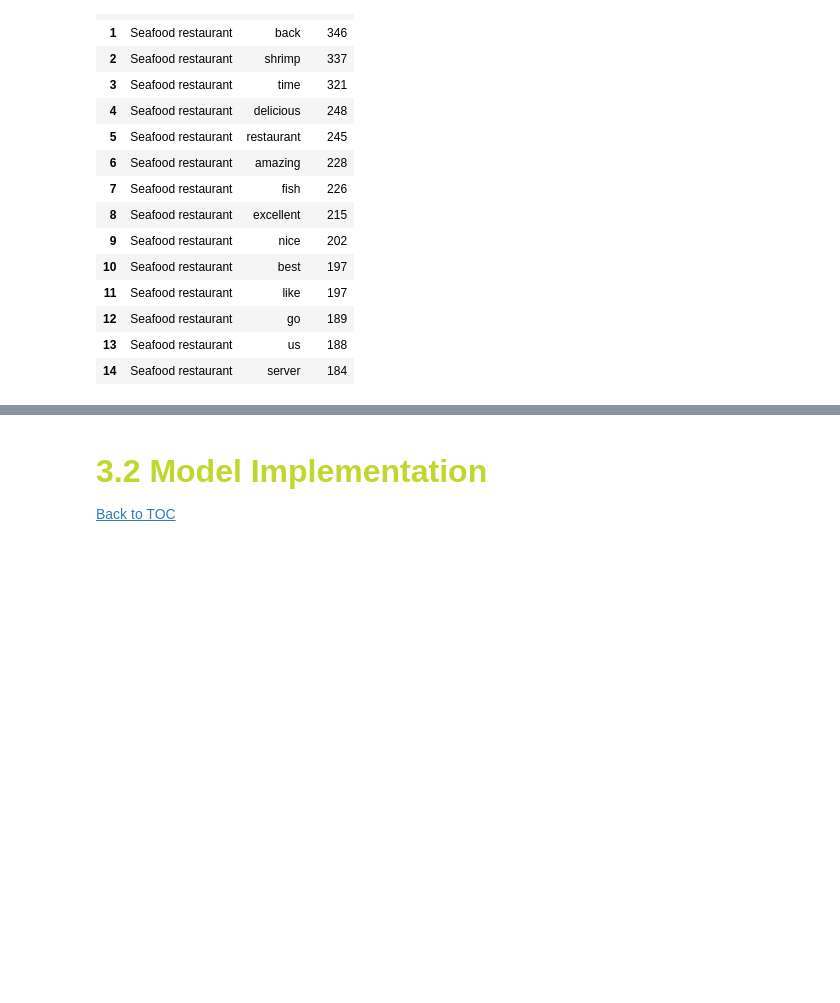
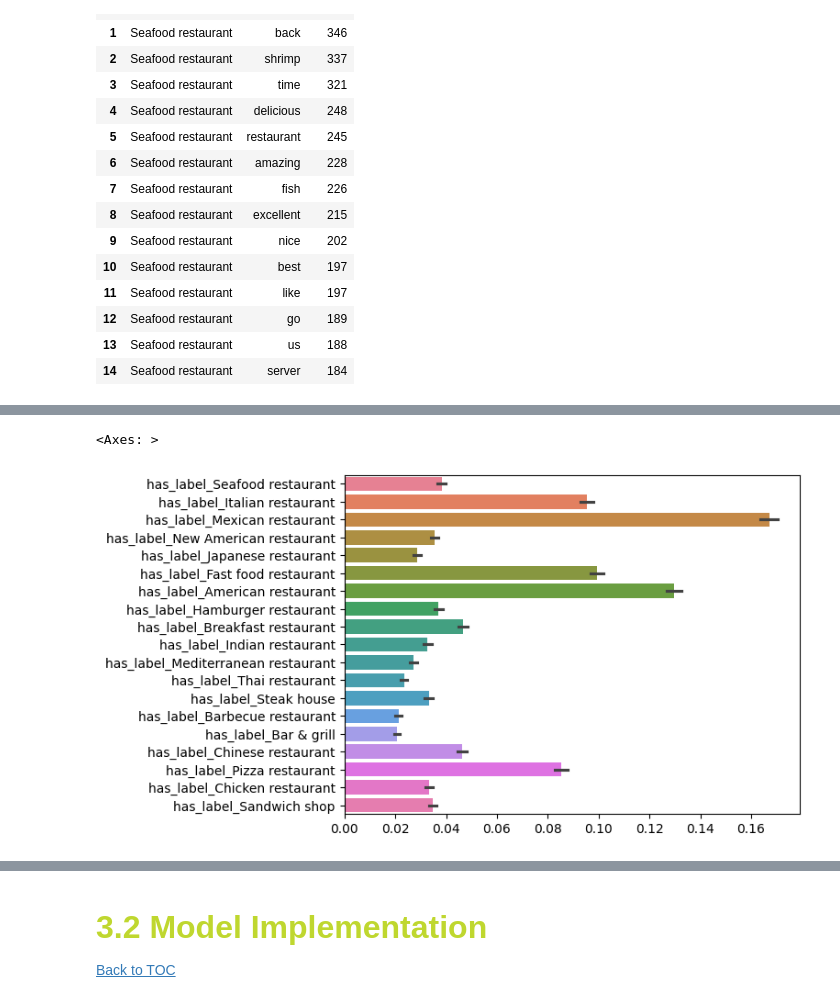
Before and after one commit to beatrizmarques2005/text_mining_in_reviews, a Jupyter notebook: notebooks/03_multilabel_classification.ipynb, the cells around one changed output, grey strips where cells are left out. Saved outputs shown, nothing was run; the diff lists cells and outputs as text; code cells hidden in the pictures; blank space fills up the shorter version.

```diff
--- a/notebooks/03_multilabel_classification.ipynb
+++ b/notebooks/03_multilabel_classification.ipynb
@@ -188,0 +248,20 @@ fig.show()
+# %%
+## Extract the unique genres
+
+unique_cuisine = []
+
+for restaurants_cuisines in dataset["categoryName"]:
+        if restaurants_cuisines not in unique_cuisine:
+            unique_cuisine.append(restaurants_cuisines)
+
+## Create a scratch dataset - "dataset_explore" - to plot the number of restaurants by category and to generate TF-IDF word clouds by label
+
+dataset_explore = pd.DataFrame()
+dataset_explore["cleaned_review_body"] = dataset["cleaned_review_body"]
+
+for label in unique_cuisine:
+    dataset_explore["has_label_{}".format(label)] = dataset["categoryName"].map(lambda labels_list : 1 if label in labels_list else 0)
+
+## Assess the "dataset_explore" dataset
+
+dataset_explore.describe()
@@ -188,0 +278,7 @@ fig.show()
+# %%
+## Plot the number of movies by label
+
+sns.barplot(dataset_explore, orient="h")
+# %% [output]
+<Axes: >
+[figure, added]
```
Also changed, not shown: parts of 11 cells of this notebook.
